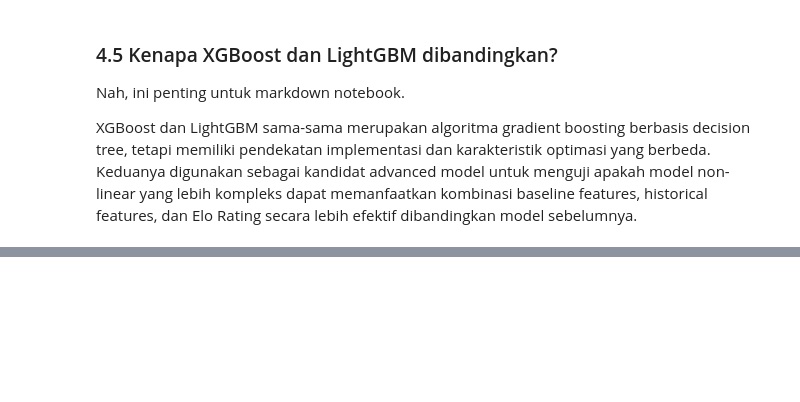
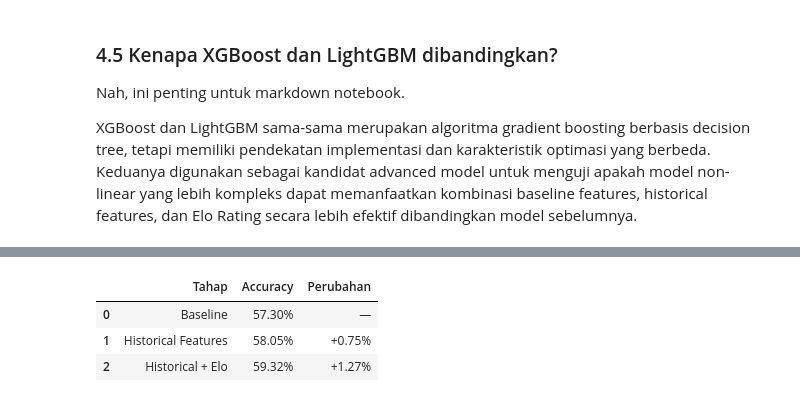
Before and after one commit to RyannPy/international-football-prediction, a Jupyter notebook: notebooks/11_advanced_modeling.ipynb, the cells around one changed output, grey strips where cells are left out. Drawn from its saved outputs; the diff is of its cells as text; code cells hidden in the pictures; blank space fills up the shorter version.

```diff
--- a/notebooks/11_advanced_modeling.ipynb
+++ b/notebooks/11_advanced_modeling.ipynb
@@ -563,0 +668,15 @@ XGBoost dan LightGBM sama-sama merupakan algoritma gradient boosting berbasis de
+# %%
+perkembangan = pd.DataFrame([
+    {"Tahap": "Baseline", "Accuracy": baseline_metrics.loc[0, "Accuracy"], "Perubahan": "—"},
+    {"Tahap": "Historical Features", "Accuracy": historical_metrics.loc[0, "Accuracy"], "Perubahan": f"{(historical_metrics.loc[0, 'Accuracy'] - baseline_metrics.loc[0, 'Accuracy']):+.2%}"},
+    {"Tahap": "Historical + Elo", "Accuracy": elo_metrics.loc[0, "Accuracy"], "Perubahan": f"{(elo_metrics.loc[0, 'Accuracy'] - historical_metrics.loc[0, 'Accuracy']):+.2%}"}
+])
+
+perkembangan.style.format({
+    'Accuracy': '{:.2%}'
+})
+# %% [output]
+|  | Tahap | Accuracy | Perubahan |
+| 0 | Baseline | 57.30% | — |
+| 1 | Historical Features | 58.05% | +0.75% |
+| 2 | Historical + Elo | 59.32% | +1.27% |
```
Also changed, not shown: parts of 8 cells of this notebook, 1 other file.
